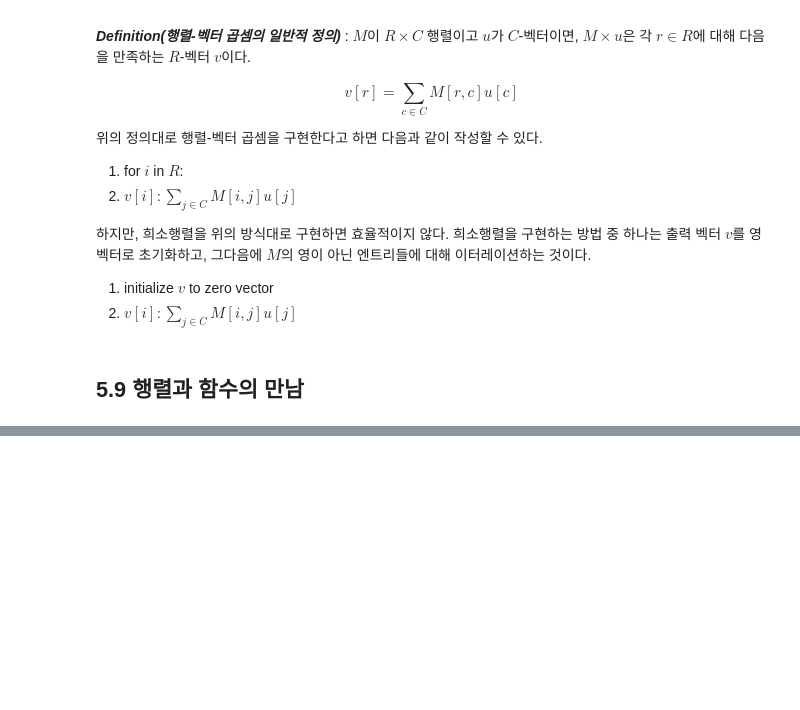
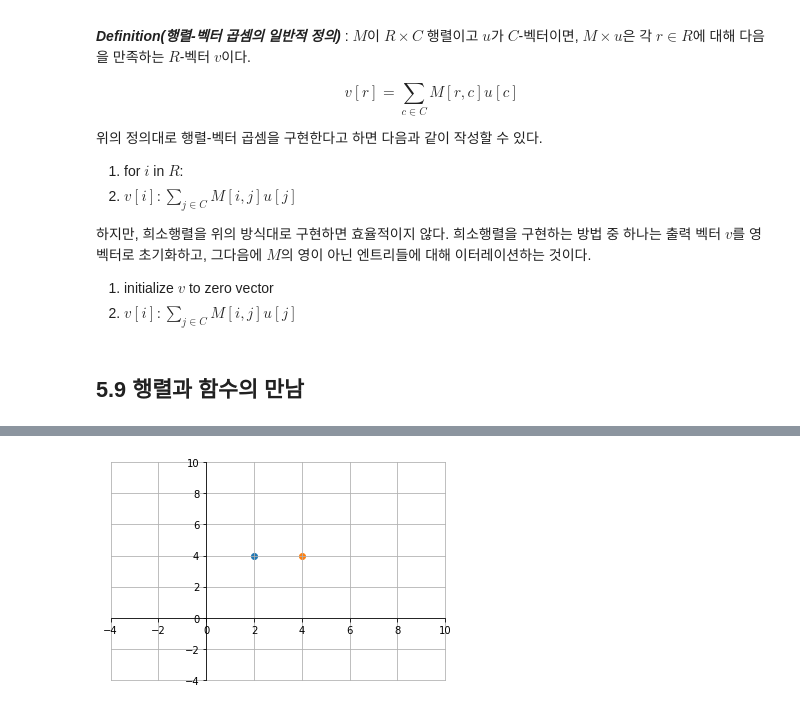
Before and after one commit to Gaheeheehee/Study, a Jupyter notebook: LinearAlgebra/CodingTheMatrix/Chap05 - The Matrix/Chap05-The_Matrix.ipynb, the cells around one changed output, grey strips where cells are left out. Saved outputs shown, nothing was run; the diff lists cells and outputs as text; code cells hidden in the pictures; blank space fills up the shorter version.

Commit message:
Chap05 - The Matrix 5.10.2 까지 공부

```diff
--- a/LinearAlgebra/CodingTheMatrix/Chap05 - The Matrix/Chap05-The_Matrix.ipynb
+++ b/LinearAlgebra/CodingTheMatrix/Chap05 - The Matrix/Chap05-The_Matrix.ipynb
@@ -405,0 +435,24 @@ $$v[r]=\sum _{ c \in C }^{  }{ M[r,c]u[c] } $$
+# %%
+M = np.matrix([[2, 0], [0, 1]])  # 행렬 M 정의
+
+v = [2, 4]  # 임의의 벡터 v
+
+mv = np.dot(M, v)  # M * v
+
+fig, ax = plt.subplots()
+
+for spine in ['left', 'bottom']:
+    ax.spines[spine].set_position('zero')
+
+# Hide the other spines...
+for spine in ['right', 'top']:
+    ax.spines[spine].set_color('none')
+
+ax.scatter([v[0]], [v[1]])
+ax.scatter([mv[0, 0]], [mv[0, 1]])
+ax.axis([-4, 10, -4, 10])
+ax.grid()
+
+plt.show()
+# %% [output]
+[figure, added]
```
Also changed, not shown: parts of 12 cells of this notebook, 1 other file.
